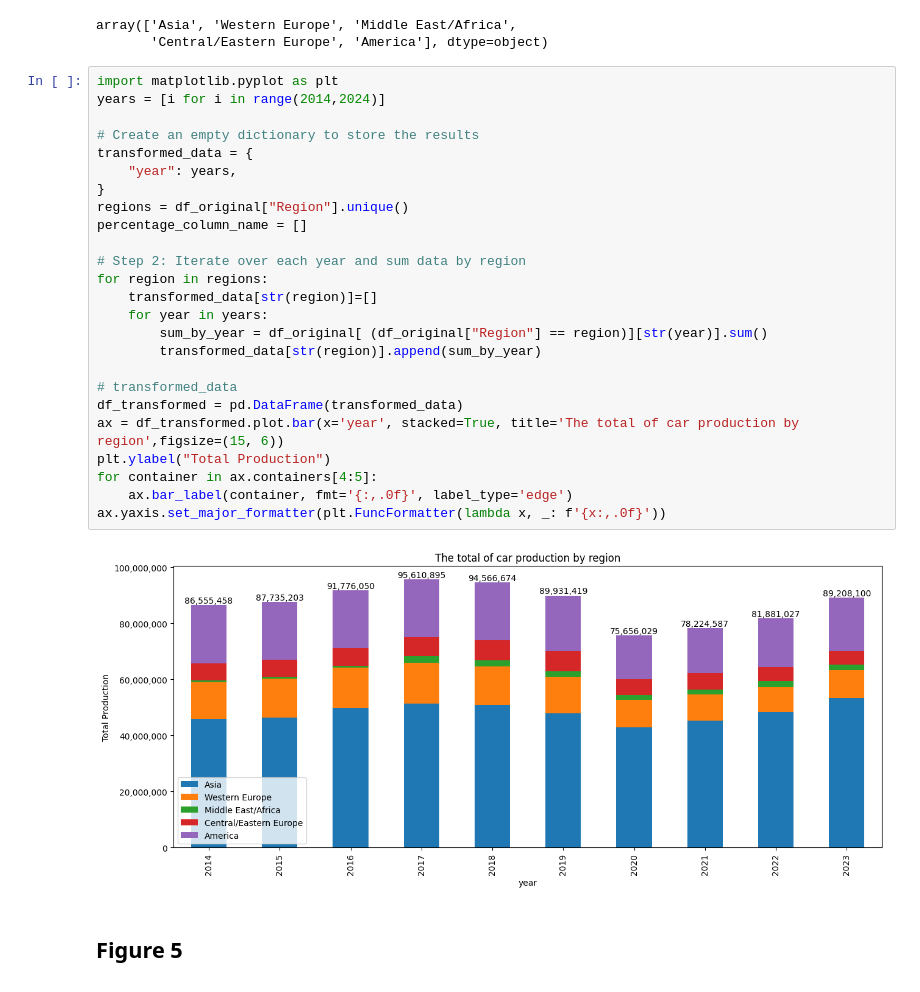
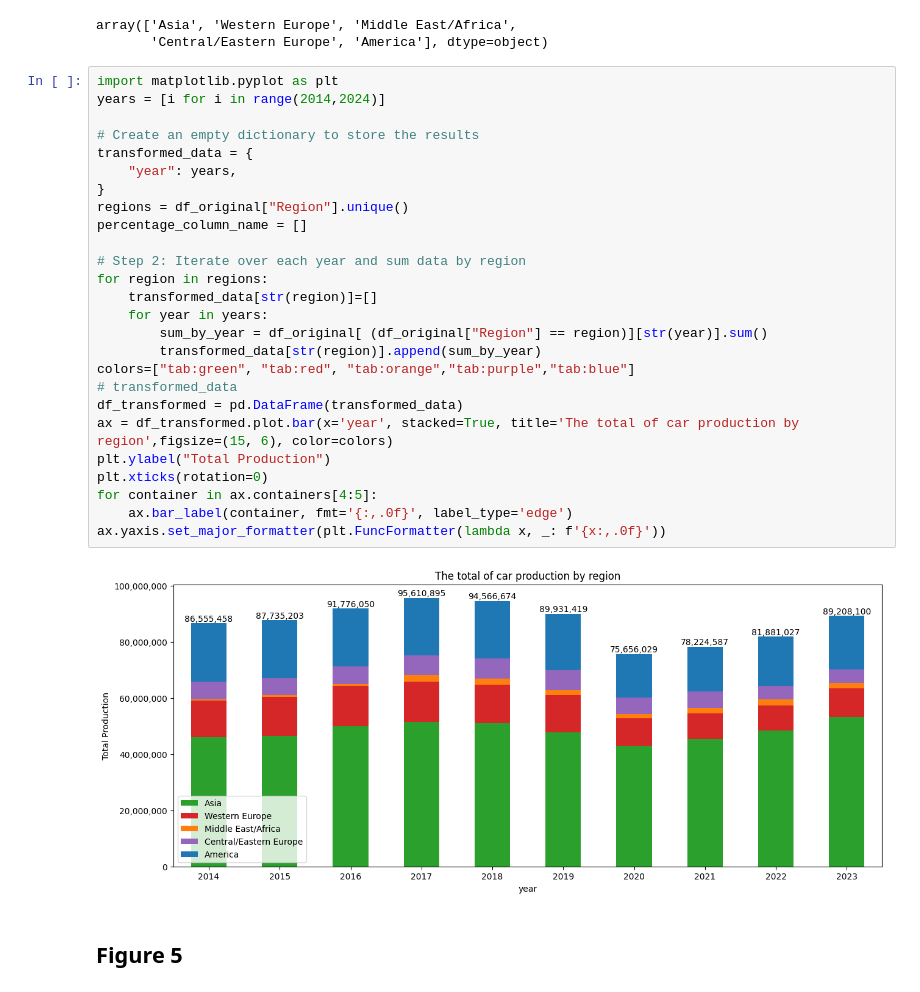
Before and after one commit to maxvcbhan/DADS5001-car-production, a Jupyter notebook: app.ipynb, the cells around one changed output. Saved outputs shown, nothing was run; the diff lists cells and outputs as text.

```diff
--- a/app.ipynb
+++ b/app.ipynb
@@ -184,30 +170,31 @@ array(['Asia', 'Western Europe', 'Middle East/Africa',
 # %%
 import matplotlib.pyplot as plt
 years = [i for i in range(2014,2024)]
 
 # Create an empty dictionary to store the results
 transformed_data = {
     "year": years,
 }
 regions = df_original["Region"].unique()
 percentage_column_name = []
 
 # Step 2: Iterate over each year and sum data by region
 for region in regions:
     transformed_data[str(region)]=[]
     for year in years:
         sum_by_year = df_original[ (df_original["Region"] == region)][str(year)].sum()
         transformed_data[str(region)].append(sum_by_year)
-
+colors=["tab:green", "tab:red", "tab:orange","tab:purple","tab:blue"]
 # transformed_data
 df_transformed = pd.DataFrame(transformed_data)
-ax = df_transformed.plot.bar(x='year', stacked=True, title='The total of car production by region',figsize=(15, 6))
+ax = df_transformed.plot.bar(x='year', stacked=True, title='The total of car production by region',figsize=(15, 6), color=colors)
 plt.ylabel("Total Production")
+plt.xticks(rotation=0)
 for container in ax.containers[4:5]:
     ax.bar_label(container, fmt='{:,.0f}', label_type='edge')
 ax.yaxis.set_major_formatter(plt.FuncFormatter(lambda x, _: f'{x:,.0f}'))
 # %% [output]
-[figure, old version]
+[figure, new version]
 # %% [markdown]
 ## Figure 5
 # %%
```
Also changed, not shown: parts of 4 cells of this notebook.
